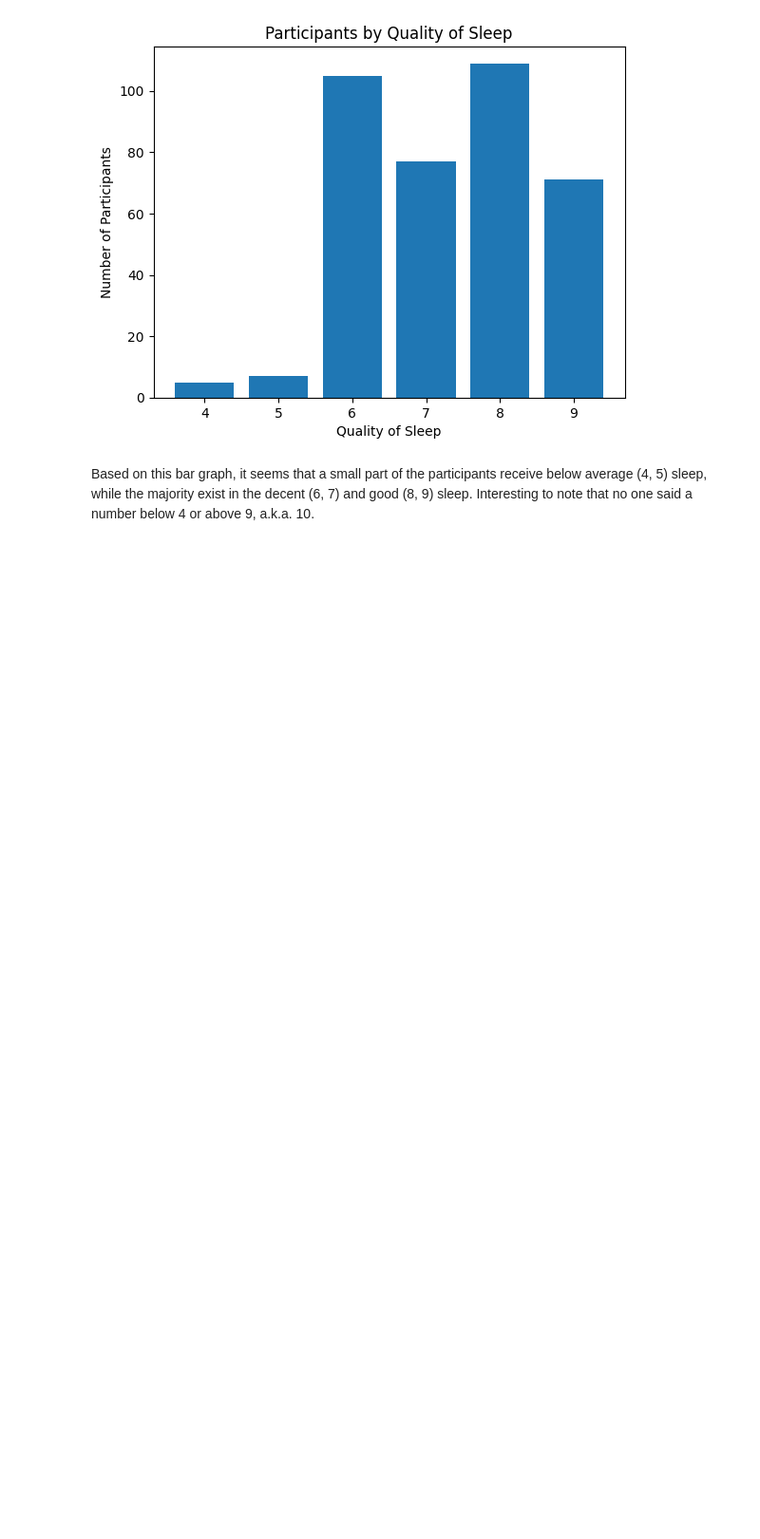
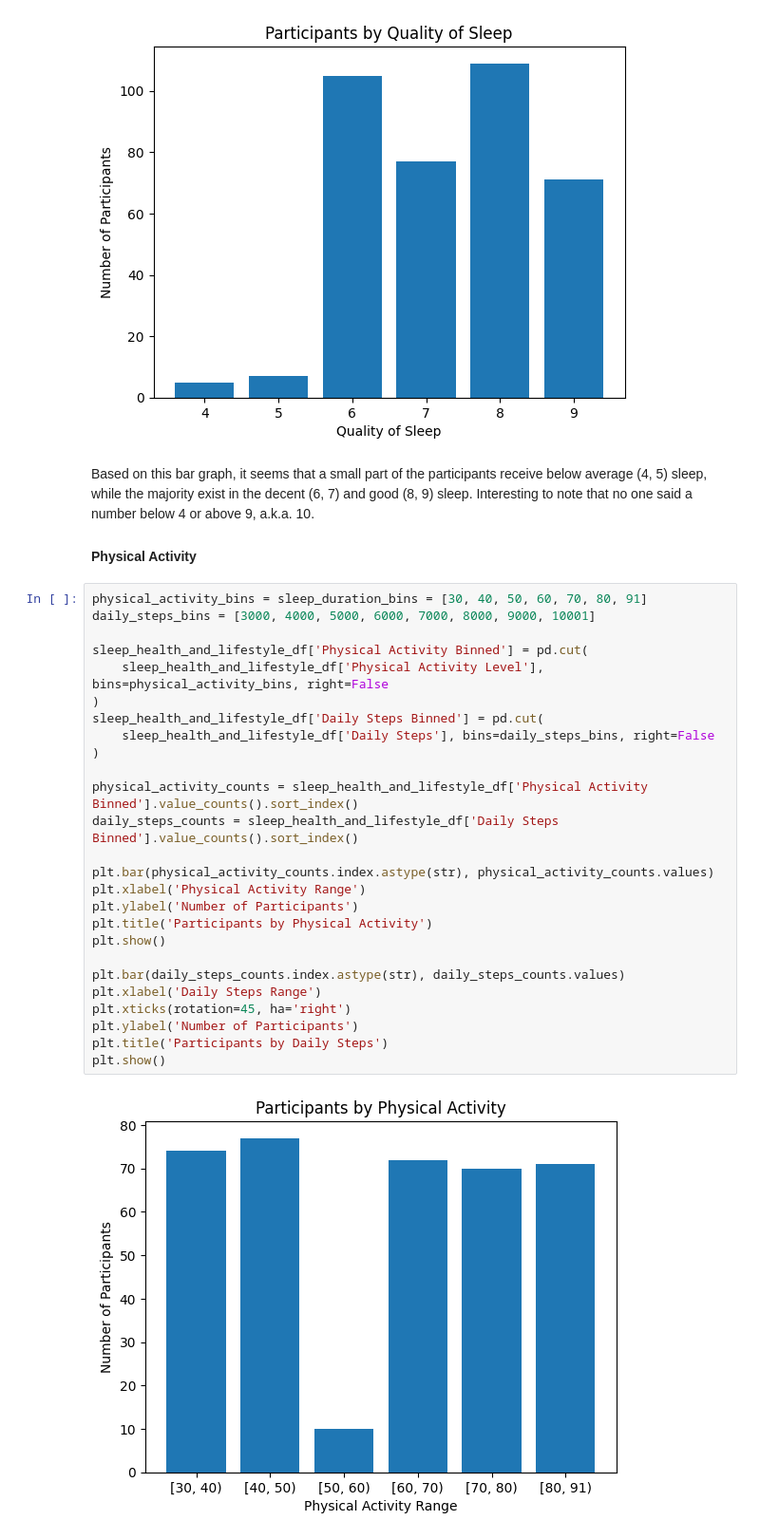
Before and after one commit to sopuvvula/Sleep-lify, a Jupyter notebook: data-exploration.ipynb, the cells around one changed output. Shown: that part at 95% size. Drawn from its saved outputs; the diff is of its cells as text; blank space fills up the shorter version.

```diff
--- a/data-exploration.ipynb
+++ b/data-exploration.ipynb
@@ -126,3 +126,33 @@ plt.show()
 [figure]
 # %% [markdown]
 Based on this bar graph, it seems that a small part of the participants receive below average (4, 5) sleep, while the majority exist in the decent (6, 7) and good (8, 9) sleep. Interesting to note that no one said a number below 4 or above 9, a.k.a. 10.
+
+#### Physical Activity
+# %%
+physical_activity_bins = sleep_duration_bins = [30, 40, 50, 60, 70, 80, 91]
+daily_steps_bins = [3000, 4000, 5000, 6000, 7000, 8000, 9000, 10001]
+
+sleep_health_and_lifestyle_df['Physical Activity Binned'] = pd.cut(
+    sleep_health_and_lifestyle_df['Physical Activity Level'], bins=physical_activity_bins, right=False
+)
+sleep_health_and_lifestyle_df['Daily Steps Binned'] = pd.cut(
+    sleep_health_and_lifestyle_df['Daily Steps'], bins=daily_steps_bins, right=False
+)
+
+physical_activity_counts = sleep_health_and_lifestyle_df['Physical Activity Binned'].value_counts().sort_index()
+daily_steps_counts = sleep_health_and_lifestyle_df['Daily Steps Binned'].value_counts().sort_index()
+
+plt.bar(physical_activity_counts.index.astype(str), physical_activity_counts.values)
+plt.xlabel('Physical Activity Range')
+plt.ylabel('Number of Participants')
+plt.title('Participants by Physical Activity')
+plt.show()
+
+plt.bar(daily_steps_counts.index.astype(str), daily_steps_counts.values)
+plt.xlabel('Daily Steps Range')
+plt.xticks(rotation=45, ha='right')
+plt.ylabel('Number of Participants')
+plt.title('Participants by Daily Steps')
+plt.show()
+# %% [output]
+[figure, added]
```
Also changed, not shown: parts of 5 cells of this notebook.
